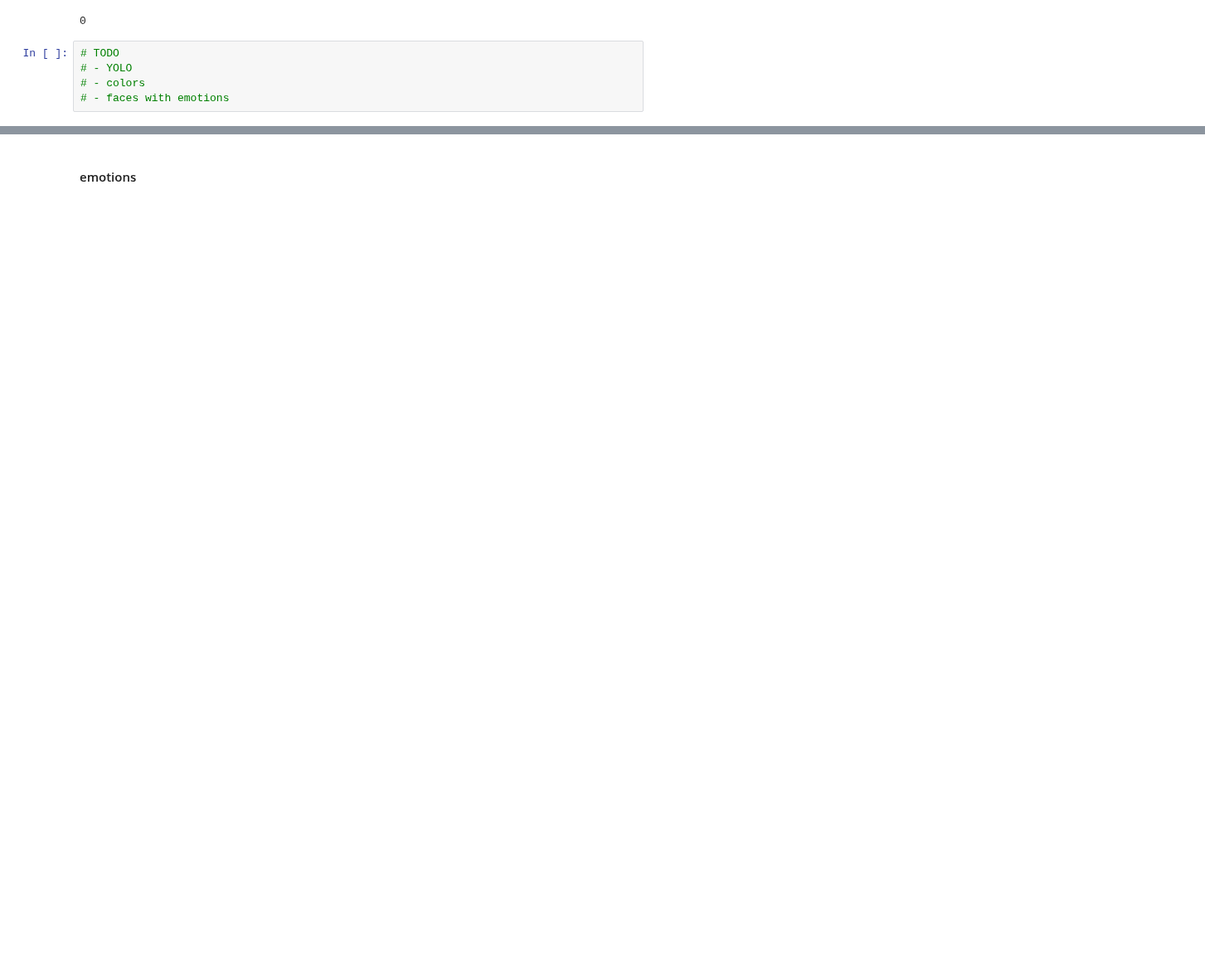
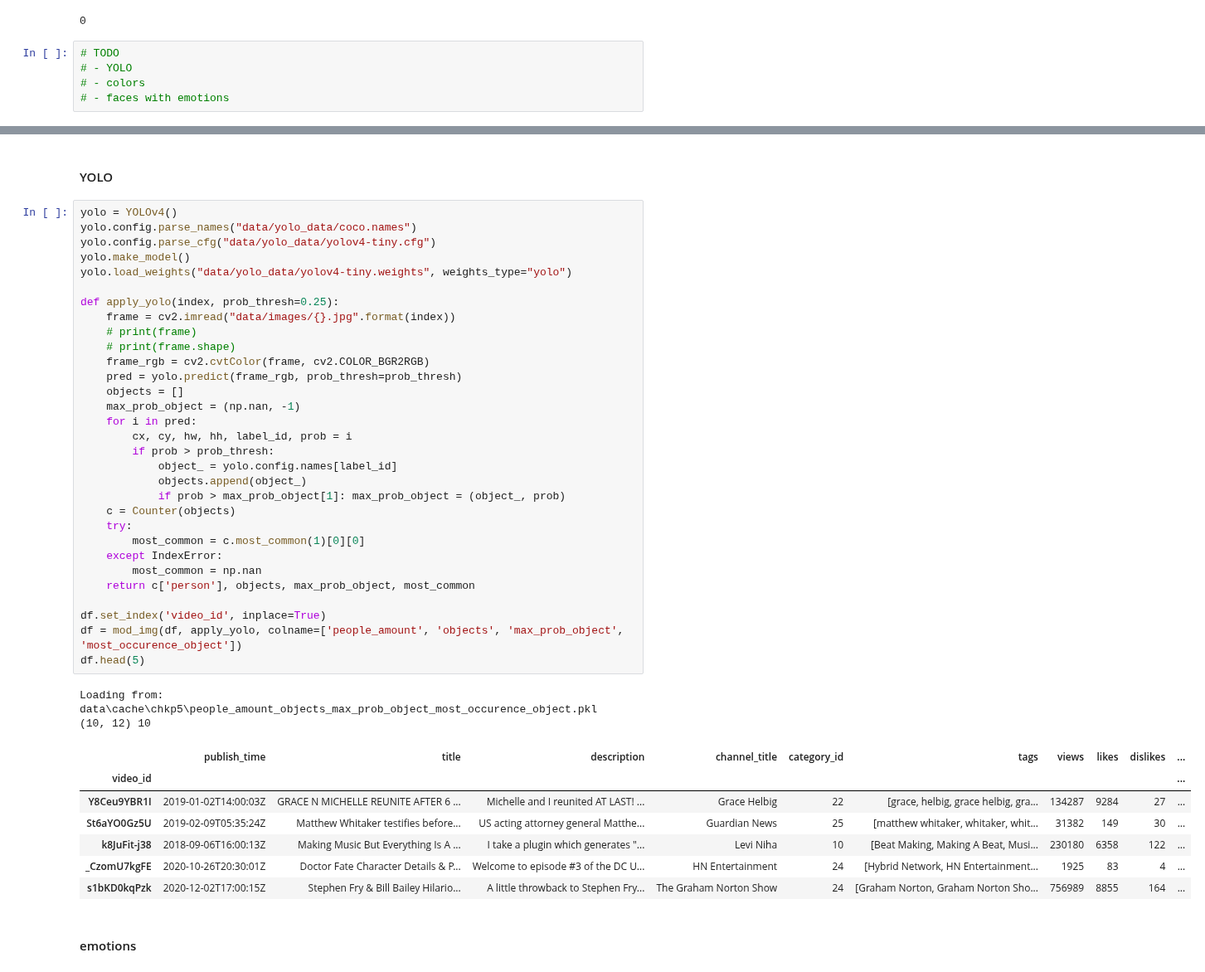
Before and after one commit to AxolotlOfConflagration/yt_trending_videos, a Jupyter notebook: checkpoint5_szymon.ipynb, the cells around one changed output, grey strips where cells are left out. Shown at 83% size. Cells and saved outputs as stored; diff of their text form; blank space fills up the shorter version.

```diff
--- a/checkpoint5_szymon.ipynb
+++ b/checkpoint5_szymon.ipynb
@@ -525,3 +549,46 @@ count_unknown
+# %% [markdown]
+#### YOLO
+# %%
+yolo = YOLOv4()
+yolo.config.parse_names("data/yolo_data/coco.names")
+yolo.config.parse_cfg("data/yolo_data/yolov4-tiny.cfg")
+yolo.make_model()
+yolo.load_weights("data/yolo_data/yolov4-tiny.weights", weights_type="yolo")
+
+def apply_yolo(index, prob_thresh=0.25):
+    frame = cv2.imread("data/images/{}.jpg".format(index))
+    # print(frame)
+    # print(frame.shape)
+    frame_rgb = cv2.cvtColor(frame, cv2.COLOR_BGR2RGB)
+    pred = yolo.predict(frame_rgb, prob_thresh=prob_thresh)
+    objects = []
+    max_prob_object = (np.nan, -1)
+    for i in pred:
+        cx, cy, hw, hh, label_id, prob = i
+        if prob > prob_thresh:
+            object_ = yolo.config.names[label_id]
+            objects.append(object_)
+            if prob > max_prob_object[1]: max_prob_object = (object_, prob)
+    c = Counter(objects)
+    try:
+        most_common = c.most_common(1)[0][0]
+    except IndexError:
+        most_common = np.nan
+    return c['person'], objects, max_prob_object, most_common
+
+df.set_index('video_id', inplace=True)
+df = mod_img(df, apply_yolo, colname=['people_amount', 'objects', 'max_prob_object', 'most_occurence_object'])
+df.head(5)
+# %% [output]
+Loading from: data\cache\chkp5\people_amount_objects_max_prob_object_most_occurence_object.pkl
+(10, 12) 10
+|  | publish_time | title | description | channel_title | category_id | tags | views | likes | dislikes | ... |
+| video_id |  |  |  |  |  |  |  |  |  | ... |
+| Y8Ceu9YBR1I | 2019-01-02T14:00:03Z | GRACE N MICHELLE REUNITE AFTER 6 ... | Michelle and I reunited AT LAST! ... | Grace Helbig | 22 | [grace, helbig, grace helbig, gra... | 134287 | 9284 | 27 | ... |
+| St6aYO0Gz5U | 2019-02-09T05:35:24Z | Matthew Whitaker testifies before... | US acting attorney general Matthe... | Guardian News | 25 | [matthew whitaker, whitaker, whit... | 31382 | 149 | 30 | ... |
+| k8JuFit-j38 | 2018-09-06T16:00:13Z | Making Music But Everything Is A ... | I take a plugin which generates "... | Levi Niha | 10 | [Beat Making, Making A Beat, Musi... | 230180 | 6358 | 122 | ... |
+| _CzomU7kgFE | 2020-10-26T20:30:01Z | Doctor Fate Character Details & P... | Welcome to episode #3 of the DC U... | HN Entertainment | 24 | [Hybrid Network, HN Entertainment... | 1925 | 83 | 4 | ... |
+| s1bKD0kqPzk | 2020-12-02T17:00:15Z | Stephen Fry & Bill Bailey Hilario... | A little throwback to Stephen Fry... | The Graham Norton Show | 24 | [Graham Norton, Graham Norton Sho... | 756989 | 8855 | 164 | ... |
 # %% [markdown]
 #### emotions
 # %%
```
Also changed, not shown: parts of 22 cells of this notebook.
